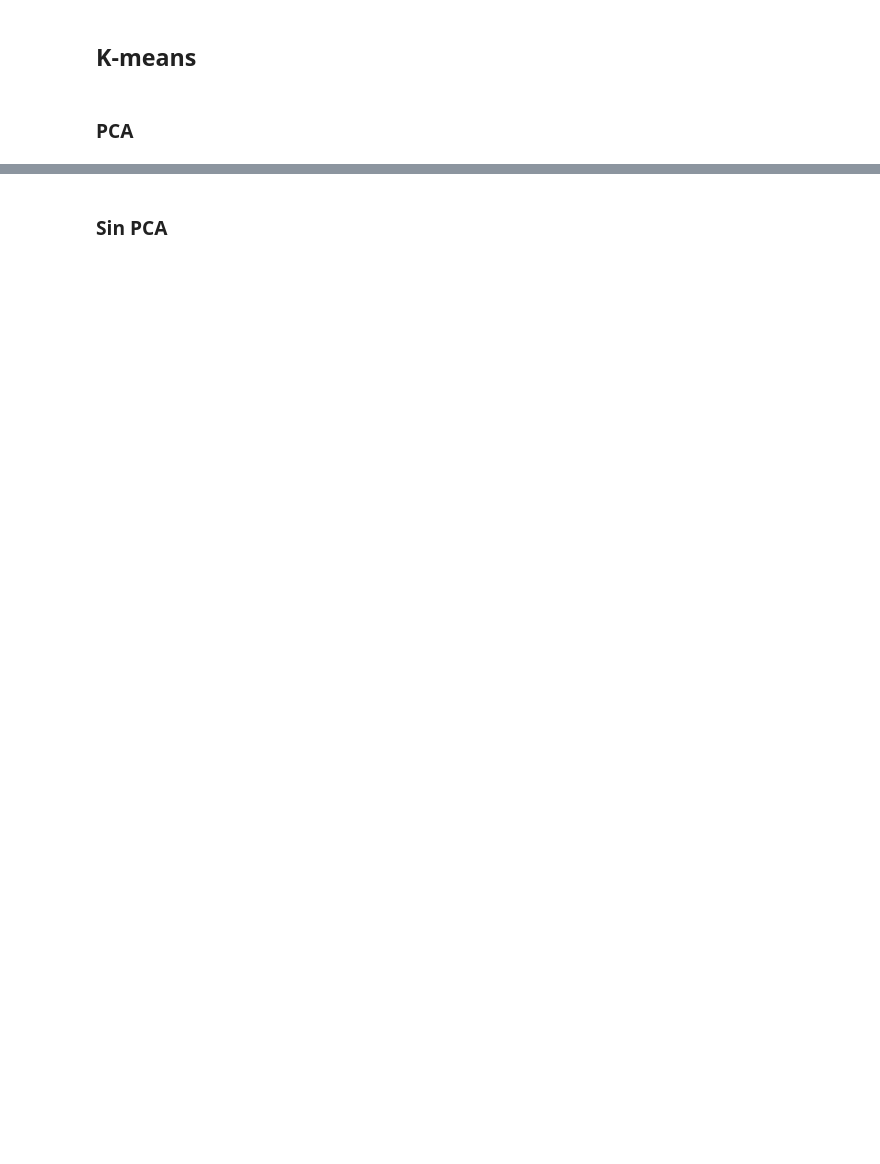
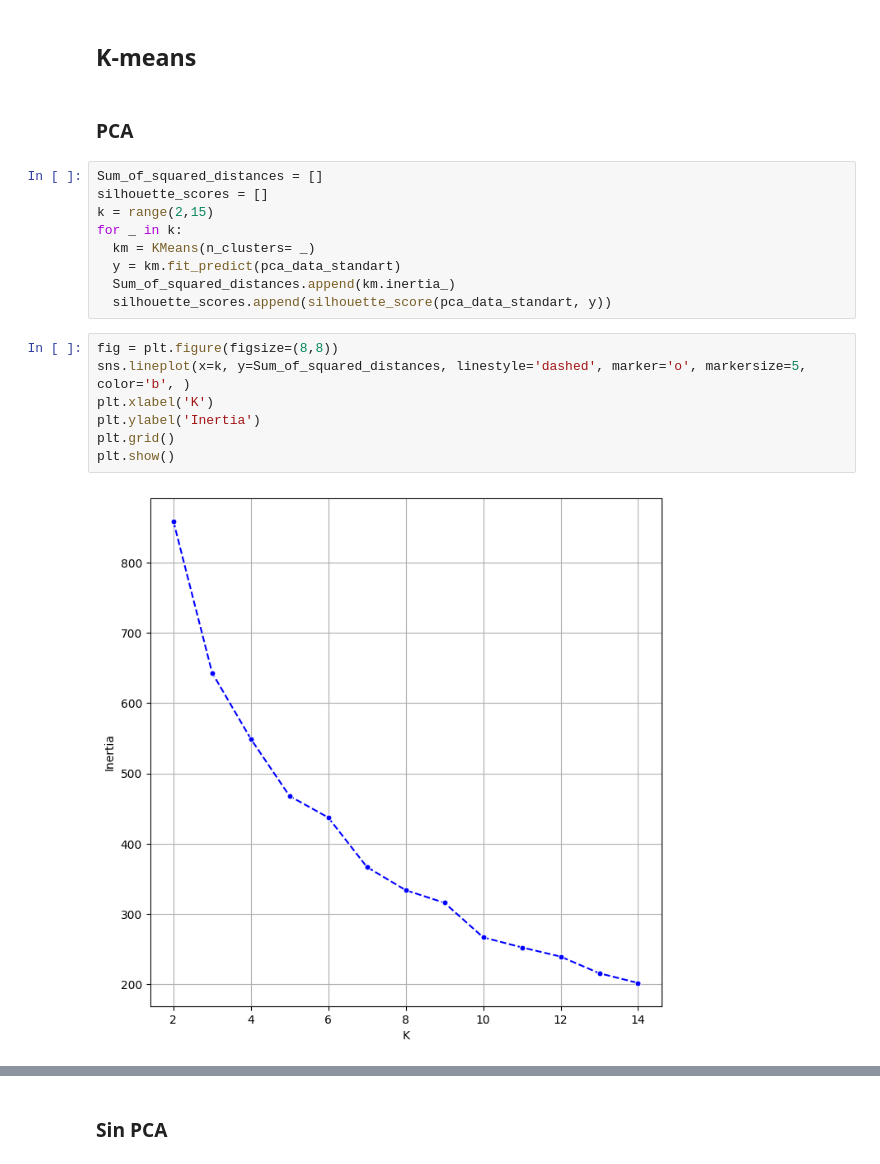
Before and after one commit to Patchwtf/MachineLearningProyects, a Jupyter notebook: Clustering/proyecto_countries_clustering.ipynb, the cells around one changed output, grey strips where cells are left out. Cells and saved outputs as stored; diff of their text form; blank space fills up the shorter version.

Commit message:
Se genero modelo KMEANS con PCA y sin PCA

```diff
--- a/Clustering/proyecto_countries_clustering.ipynb
+++ b/Clustering/proyecto_countries_clustering.ipynb
@@ -174,3 +178,21 @@ pca_data_standart
 ## K-means
 # %% [markdown]
 ### PCA
+# %%
+Sum_of_squared_distances = []
+silhouette_scores = []
+k = range(2,15)
+for _ in k:
+  km = KMeans(n_clusters= _)
+  y = km.fit_predict(pca_data_standart)
+  Sum_of_squared_distances.append(km.inertia_)
+  silhouette_scores.append(silhouette_score(pca_data_standart, y))
+# %%
+fig = plt.figure(figsize=(8,8))
+sns.lineplot(x=k, y=Sum_of_squared_distances, linestyle='dashed', marker='o', markersize=5, color='b', )
+plt.xlabel('K')
+plt.ylabel('Inertia')
+plt.grid()
+plt.show()
+# %% [output]
+[figure, added]
```
Also changed, not shown: parts of 7 cells of this notebook.
